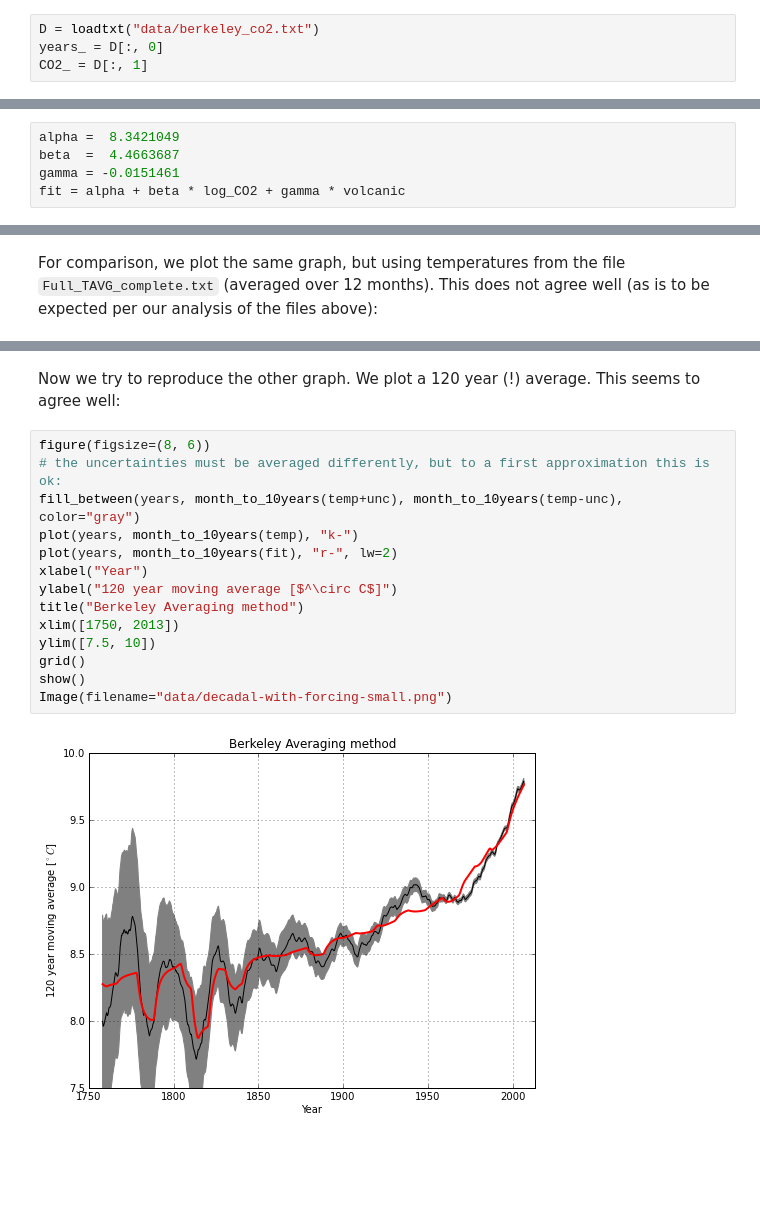
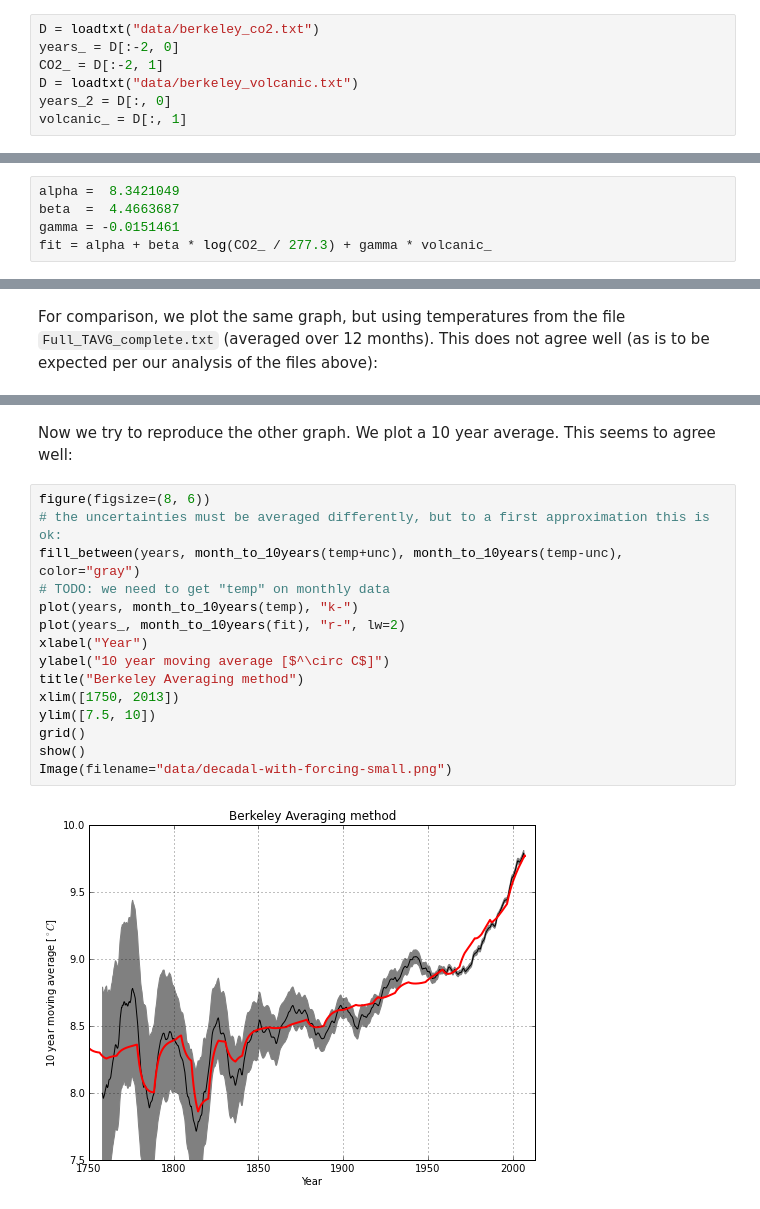
Before and after one commit to certik/climate, a Jupyter notebook: Berkeley fit.ipynb, the cells around one changed output, grey strips where cells are left out. Saved outputs shown, nothing was run; the diff lists cells and outputs as text; blank space fills up the shorter version.

```diff
--- a/Berkeley fit.ipynb
+++ b/Berkeley fit.ipynb
@@ -91,8 +91,11 @@ temp = D[:, 3]
 unc = D[:, 4]
 # %%
 D = loadtxt("data/berkeley_co2.txt")
-years_ = D[:, 0]
-CO2_ = D[:, 1]
+years_ = D[:-2, 0]
+CO2_ = D[:-2, 1]
+D = loadtxt("data/berkeley_volcanic.txt")
+years_2 = D[:, 0]
+volcanic_ = D[:, 1]
 # %%
 plot(years_, CO2_, label="orig")
 # TODO: fix the last point (which is wrong)
@@ -170,7 +173,7 @@ Let's calculate the fit using the $\alpha$, $\beta$ and $\gamma$ values provides
 alpha =  8.3421049
 beta  =  4.4663687
 gamma = -0.0151461
-fit = alpha + beta * log_CO2 + gamma * volcanic
+fit = alpha + beta * log(CO2_ / 277.3) + gamma * volcanic_
 # %% [markdown]
 We plot the annual data from `best.data` (i.e. we plot it directly, no averaging is done). This seems to agree well with the original graph:
 # %%
@@ -208,21 +211,22 @@ Image(filename="data/annual-with-forcing-small.png")
 [figure]
 [figure]
 # %% [markdown]
-Now we try to reproduce the other graph. We plot a 120 year (!) average. This seems to agree well:
+Now we try to reproduce the other graph. We plot a 10 year average. This seems to agree well:
 # %%
 figure(figsize=(8, 6))
 # the uncertainties must be averaged differently, but to a first approximation this is ok:
 fill_between(years, month_to_10years(temp+unc), month_to_10years(temp-unc), color="gray")
+# TODO: we need to get "temp" on monthly data
 plot(years, month_to_10years(temp), "k-")
-plot(years, month_to_10years(fit), "r-", lw=2)
+plot(years_, month_to_10years(fit), "r-", lw=2)
 xlabel("Year")
-ylabel("120 year moving average [$^\circ C$]")
+ylabel("10 year moving average [$^\circ C$]")
 title("Berkeley Averaging method")
 xlim([1750, 2013])
 ylim([7.5, 10])
 grid()
 show()
 Image(filename="data/decadal-with-forcing-small.png")
 # %% [output]
-[figure, old version]
+[figure, new version]
 [figure]
```
Also changed, not shown: parts of 11 cells of this notebook.
